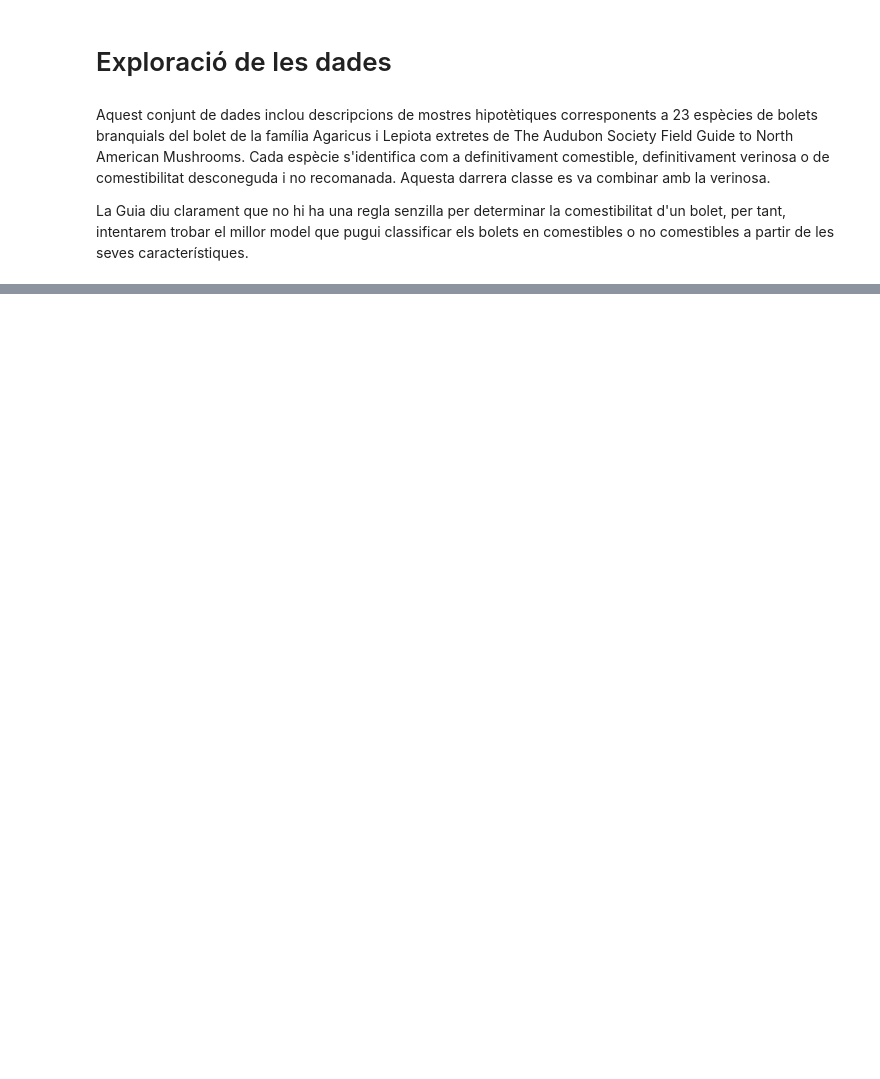
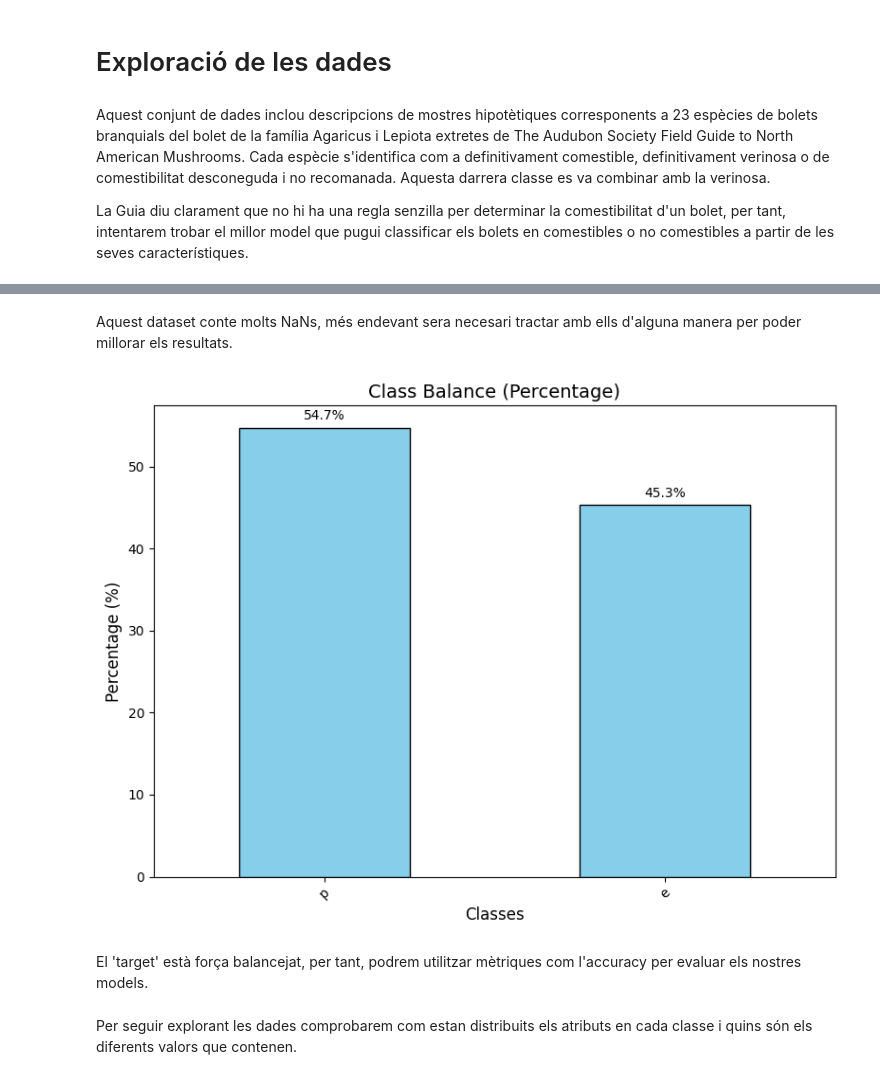
Before and after one commit to isma-fernandez/Kaggle---Mushroom-Classification, a Jupyter notebook: mushroom.ipynb, the cells around one changed output, grey strips where cells are left out. Saved outputs shown, nothing was run; the diff lists cells and outputs as text; code cells hidden in the pictures; blank space fills up the shorter version.

```diff
--- a/mushroom.ipynb
+++ b/mushroom.ipynb
@@ -26,3 +36,7 @@ Path to dataset files: /root/.cache/kagglehub/datasets/uciml/mushroom-classifica
+# %%
+# Download latest version
+path_train = "train.csv"
+path_test = "test.csv"
 # %% [markdown]
 # Exploració de les dades
 # %% [markdown]
@@ -37,0 +47,11 @@ df = df_orig.copy()
+# %%
+# Load CSV file into DataFrame
+train_orig = pd.read_csv(path_train)
+df = train_orig.copy()
+df_test = pd.read_csv(path_test)
+
+df = df.sample(frac=0.1, random_state=42)
+df = df.reset_index(drop=True)
+
+
+del train_orig
@@ -37,0 +80,3 @@ df = df_orig.copy()
+# %%
+df = df.drop('id', axis=1)
+df_test = df_test.drop('id', axis=1)
@@ -76,2 +138,0 @@ Aquest és un conjunt de dades sense NaNs, això ens simplificarà la feina perq
-# %%
-df.drop('veil-type', axis = 1, inplace=True)
@@ -313,0 +139,24 @@ Warning: Total number of columns (109) exceeds max_columns (20) limiting to firs
+# %% [markdown]
+Aquest dataset conte molts NaNs, més endevant sera necesari tractar amb ells d'alguna manera per poder millorar els resultats.
+# %%
+class_percentages = df['class'].value_counts(normalize=True) * 100
+
+plt.figure(figsize=(8, 6))
+bars = class_percentages.plot(kind='bar', color='skyblue', edgecolor='black')
+
+for i, percentage in enumerate(class_percentages):
+    plt.text(i, percentage + 1, f'{percentage:.1f}%', ha='center', fontsize=10)
+plt.title('Class Balance (Percentage)', fontsize=14)
+plt.xlabel('Classes', fontsize=12)
+plt.ylabel('Percentage (%)', fontsize=12)
+plt.xticks(rotation=45, fontsize=10)
+plt.yticks(fontsize=10)
+plt.tight_layout()
+plt.show()
+plt.close()
+# %% [output]
+[figure, added]
+# %% [markdown]
+El 'target' està força balancejat, per tant, podrem utilitzar mètriques com l'accuracy per evaluar els nostres models.
+# %% [markdown]
+Per seguir explorant les dades comprobarem com estan distribuits els atributs en cada classe i quins són els diferents valors que contenen.
```
Also changed, not shown: parts of 90 cells of this notebook, 5 other files.
